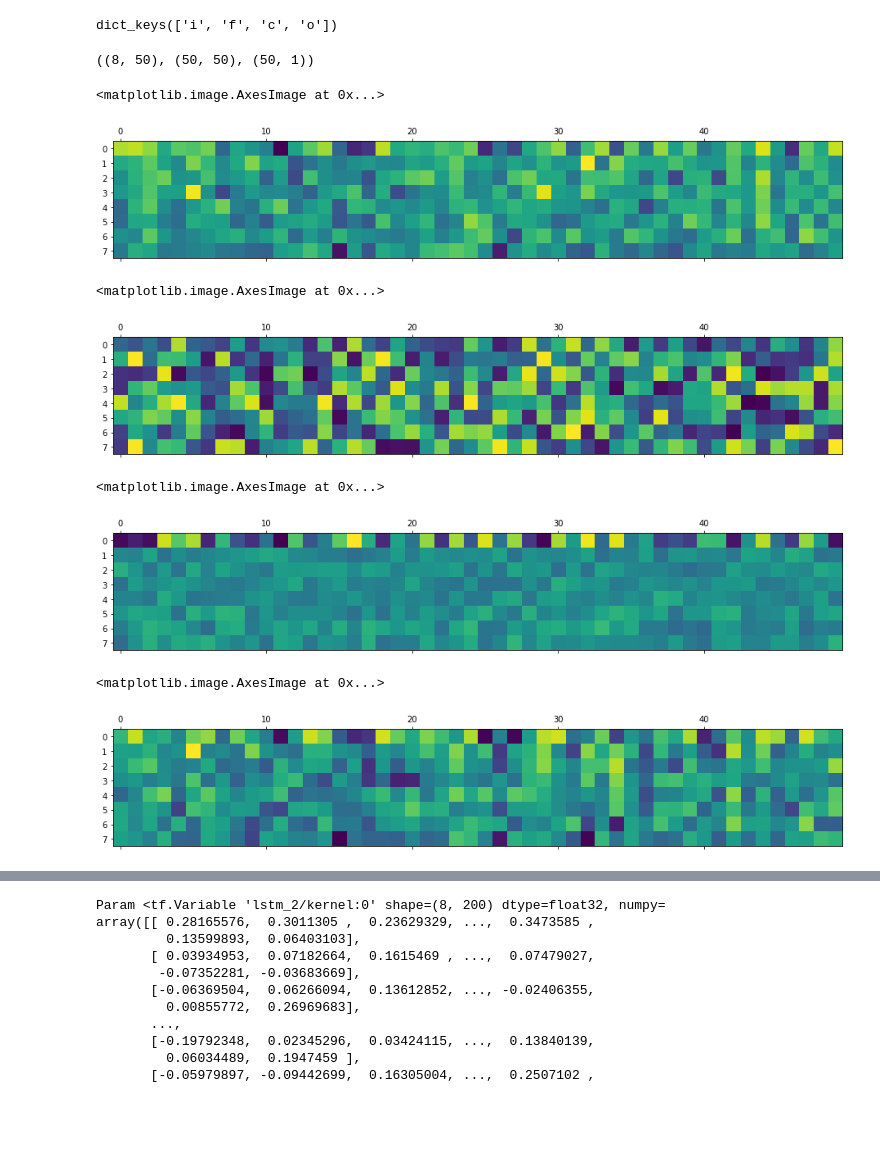
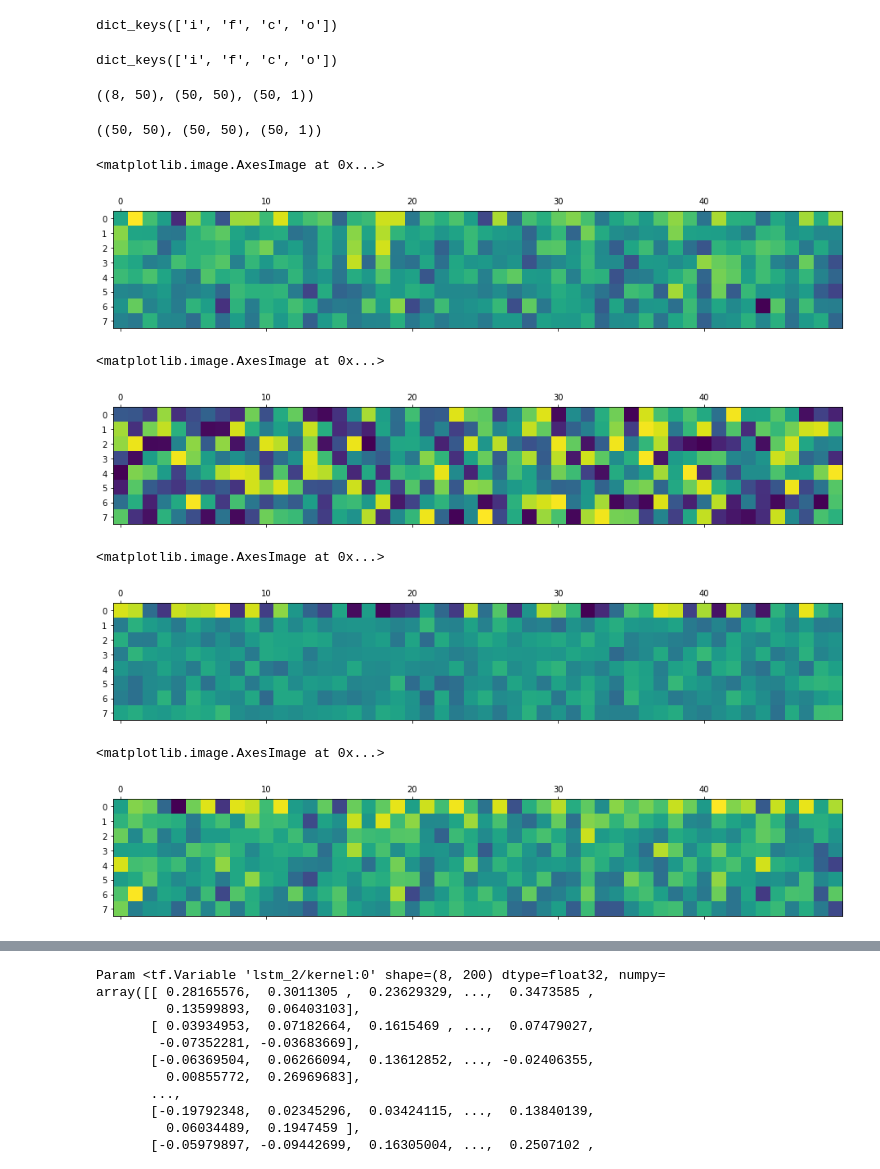
Before and after one commit to gj0706/my_research, a Jupyter notebook: neural_network/untitled.ipynb, the cells around one changed output, grey strips where cells are left out. Saved outputs shown, nothing was run; the diff lists cells and outputs as text; code cells hidden in the pictures; blank space fills up the shorter version.

Commit message:
output weights for two layers

```diff
--- a/neural_network/untitled.ipynb
+++ b/neural_network/untitled.ipynb
@@ -189,9 +191,9 @@ print(train_X.shape, train_y.shape, test_X.shape, test_y.shape)
 # design network
 model = Sequential()
 # First LSTM layer
-model.add(LSTM(50, return_sequences=True, input_shape=(train_X.shape[1], train_X.shape[2])))
+model.add(LSTM(50, return_sequences=True, input_shape=(train_X.shape[1], train_X.shape[2]), name='LSTM1'))
 # model.add(Dense(1))
-model.add(LSTM(units=50, input_shape=(train_X.shape[1], train_X.shape[2]),name='LSTM1'))
+model.add(LSTM(units=50, input_shape=(train_X.shape[1], train_X.shape[2]),name='LSTM2'))
 # model.add(Dropout(0.2, name='dropout1'))
 # # Second LSTM layer
 # model.add(LSTM(units=50, return_sequences=True,name='LSTM2'))
@@ -208,6 +210,8 @@ model.compile(loss='mae', optimizer='adam')
 start = time.time()
 
 # fit network
+# history = model.fit(train_X, train_y, epochs=50, batch_size=72, validation_data=(test_X, test_y), verbose=2, shuffle=False,
+#                    callbacks=[ModelCheckpoint(filepath='weights{epoch:03d}.hdf5')])
 history = model.fit(train_X, train_y, epochs=50, batch_size=72, validation_data=(test_X, test_y), verbose=2, shuffle=False,
                    callbacks=[ModelCheckpoint(filepath='weights{epoch:03d}.hdf5')])
 end = time.time()
@@ -292,13 +298,23 @@ def get_LSTM_UWb(weight):
         b[gates[i1]] = barr[i2:i2+hunit].reshape(hunit,1)
     return(W,U,b)
 
-def get_LSTMweights(model1):
-    for layer in model1.layers:
-        if "LSTM" in str(layer):
-            w = layer.get_weights()
-            W,U,b = get_LSTM_UWb(w)
-            break
-    return W,U,b
+# def get_LSTMweights(model1):
+#     for layer in model1.layers:
+#         if "LSTM" in str(layer):
+#             w = layer.get_weights()
+#             W,U,b = get_LSTM_UWb(w)
+#             break
+#     return W,U,b
+
+def get_LSTMweights(model,layer):
+    '''
+    Get weights for one layer
+    '''
+    if "LSTM" in str(layer):
+        w = layer.get_weights()
+        W,U,b = get_LSTM_UWb(w)
+    return W, U, b
+
 def vectorize_with_labels(W,U,b):
     bs,bs_label,ws,ws_label,us,us_label=[],[],[],[],[],[]
     for k in ["i","f","c","o"]:
@@ -340,0 +335,2 @@ print(w, u, b)
+# %%
+w1, u1, b1 = get_LSTMweights(model, model.layers[0])
@@ -343,3 +381,7 @@ w.keys()
 # %% [output]
 dict_keys(['i', 'f', 'c', 'o'])
+# %%
+w2.keys()
+# %% [output]
+dict_keys(['i', 'f', 'c', 'o'])
 # %%
@@ -347,23 +389,27 @@ w['i'].shape, u['i'].shape, b['i'].shape
 # %% [output]
 ((8, 50), (50, 50), (50, 1))
+# %%
+w2['i'].shape, u2['i'].shape, b2['i'].shape
+# %% [output]
+((50, 50), (50, 50), (50, 1))
 # %%
-pyplot.matshow(w['i'])
+pyplot.matshow(w1['i'])
 # %% [output]
 <matplotlib.image.AxesImage at 0x...>
-[figure, old version]
+[figure, new version]
 # %%
-pyplot.matshow(w['f'])
+pyplot.matshow(w1['f'])
 # %% [output]
 <matplotlib.image.AxesImage at 0x...>
-[figure, old version]
+[figure, new version]
 # %%
-pyplot.matshow(w['c'])
+pyplot.matshow(w1['c'])
 # %% [output]
 <matplotlib.image.AxesImage at 0x...>
-[figure, old version]
+[figure, new version]
 # %%
-pyplot.matshow(w['o'])
+pyplot.matshow(w1['o'])
 # %% [output]
 <matplotlib.image.AxesImage at 0x...>
-[figure, old version]
+[figure, new version]
 # %%
```
Also changed, not shown: parts of 30 cells of this notebook.
